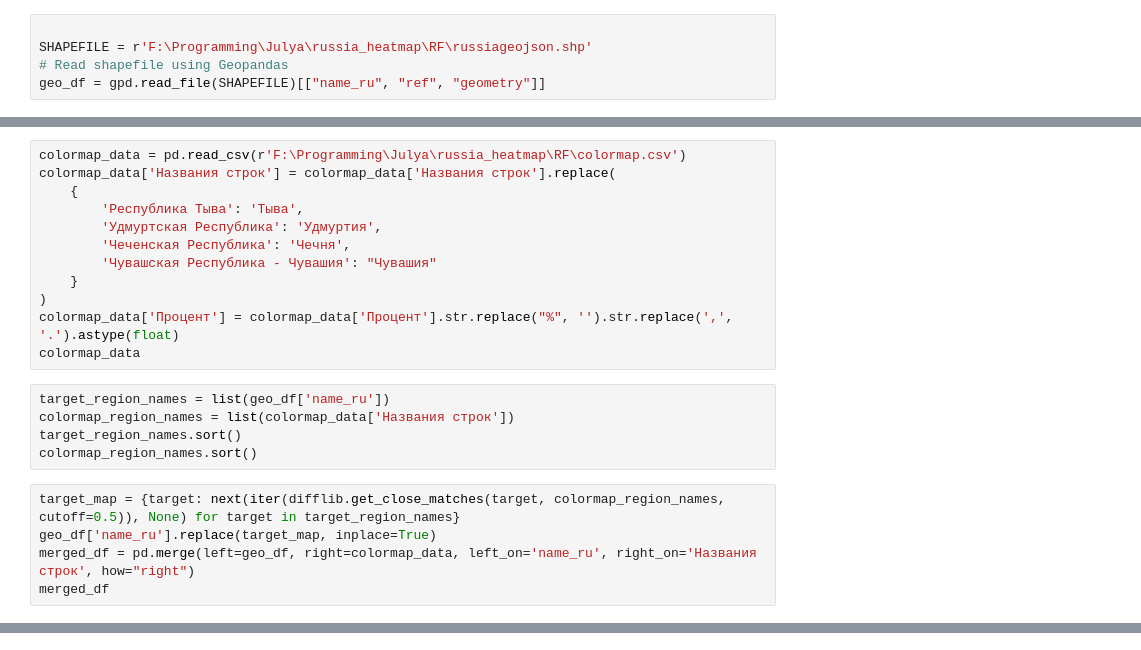
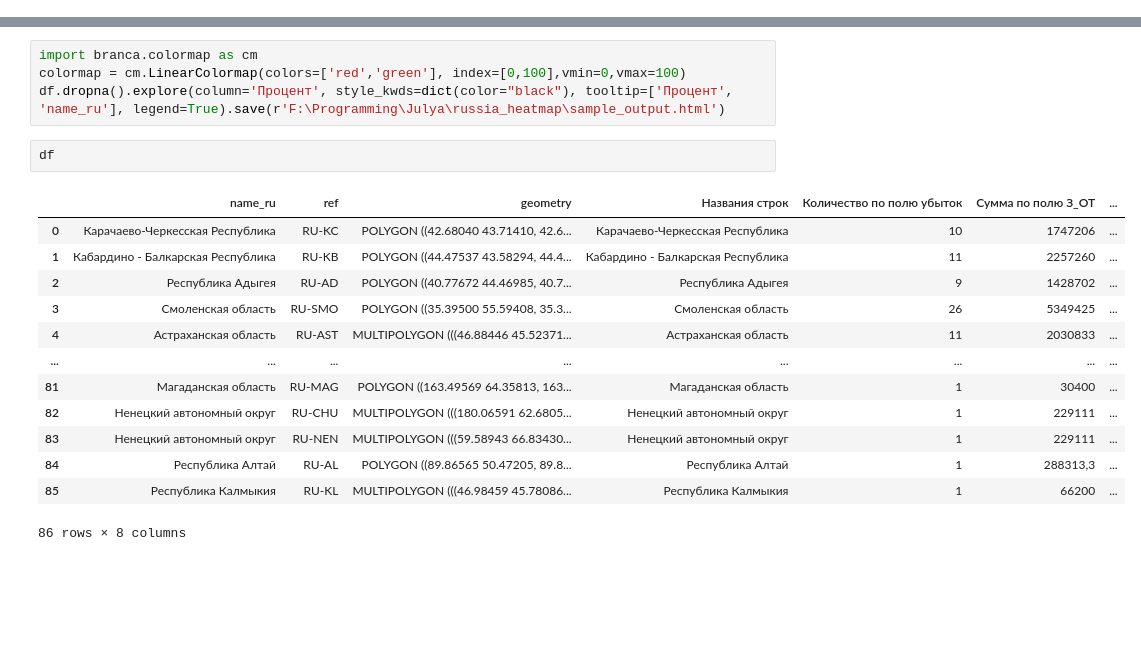
Before and after one commit to diskream/russia_heatmap, a Jupyter notebook: russia_heatmap.ipynb, the cells around one changed output, grey strips where cells are left out. Drawn from its saved outputs; the diff is of its cells as text; blank space fills up the shorter version.

```diff
--- a/russia_heatmap.ipynb
+++ b/russia_heatmap.ipynb
@@ -6,5 +0,0 @@ import matplotlib.pyplot as plt
-# %%
-
-SHAPEFILE = r'F:\Programming\Julya\russia_heatmap\RF\russiageojson.shp'
-# Read shapefile using Geopandas
-geo_df = gpd.read_file(SHAPEFILE)[["name_ru", "ref", "geometry"]]
@@ -46,22 +0,0 @@ geo_df.plot(figsize=(20, 30), edgecolor='white', linewidth=1, color='lightblue')
-# %%
-colormap_data = pd.read_csv(r'F:\Programming\Julya\russia_heatmap\RF\colormap.csv')
-colormap_data['Названия строк'] = colormap_data['Названия строк'].replace(
-    {
-        'Республика Тыва': 'Тыва',
-        'Удмуртская Республика': 'Удмуртия',
-        'Чеченская Республика': 'Чечня',
-        'Чувашская Республика - Чувашия': "Чувашия"
-    }
-)
-colormap_data['Процент'] = colormap_data['Процент'].str.replace("%", '').str.replace(',', '.').astype(float)
-colormap_data
-# %%
-target_region_names = list(geo_df['name_ru'])
-colormap_region_names = list(colormap_data['Названия строк'])
-target_region_names.sort()
-colormap_region_names.sort()
-# %%
-target_map = {target: next(iter(difflib.get_close_matches(target, colormap_region_names, cutoff=0.5)), None) for target in target_region_names}
-geo_df['name_ru'].replace(target_map, inplace=True)
-merged_df = pd.merge(left=geo_df, right=colormap_data, left_on='name_ru', right_on='Названия строк', how="right")
-merged_df
@@ -82,0 +135,20 @@ cbar = fig.colorbar(sm, cax=cbaxes)
+# %%
+import branca.colormap as cm
+colormap = cm.LinearColormap(colors=['red','green'], index=[0,100],vmin=0,vmax=100)
+df.dropna().explore(column='Процент', style_kwds=dict(color="black"), tooltip=['Процент', 'name_ru'], legend=True).save(r'F:\Programming\Julya\russia_heatmap\sample_output.html')
+# %%
+df
+# %% [output]
+|  | name_ru | ref | geometry | Названия строк | Количество по полю убыток | Сумма по полю З_ОТ | ... |
+| 0 | Карачаево-Черкесская Республика | RU-KC | POLYGON ((42.68040 43.71410, 42.6... | Карачаево-Черкесская Республика | 10 | 1747206 | ... |
+| 1 | Кабардино - Балкарская Республика | RU-KB | POLYGON ((44.47537 43.58294, 44.4... | Кабардино - Балкарская Республика | 11 | 2257260 | ... |
+| 2 | Республика Адыгея | RU-AD | POLYGON ((40.77672 44.46985, 40.7... | Республика Адыгея | 9 | 1428702 | ... |
+| 3 | Смоленская область | RU-SMO | POLYGON ((35.39500 55.59408, 35.3... | Смоленская область | 26 | 5349425 | ... |
+| 4 | Астраханская область | RU-AST | MULTIPOLYGON (((46.88446 45.52371... | Астраханская область | 11 | 2030833 | ... |
+| ... | ... | ... | ... | ... | ... | ... | ... |
+| 81 | Магаданская область | RU-MAG | POLYGON ((163.49569 64.35813, 163... | Магаданская область | 1 | 30400 | ... |
+| 82 | Ненецкий автономный округ | RU-CHU | MULTIPOLYGON (((180.06591 62.6805... | Ненецкий автономный округ | 1 | 229111 | ... |
+| 83 | Ненецкий автономный округ | RU-NEN | MULTIPOLYGON (((59.58943 66.83430... | Ненецкий автономный округ | 1 | 229111 | ... |
+| 84 | Республика Алтай | RU-AL | POLYGON ((89.86565 50.47205, 89.8... | Республика Алтай | 1 | 288313,3 | ... |
+| 85 | Республика Калмыкия | RU-KL | MULTIPOLYGON (((46.98459 45.78086... | Республика Калмыкия | 1 | 66200 | ... |
+86 rows × 8 columns
```
Also changed, not shown: parts of 6 cells of this notebook, 6 other files.
